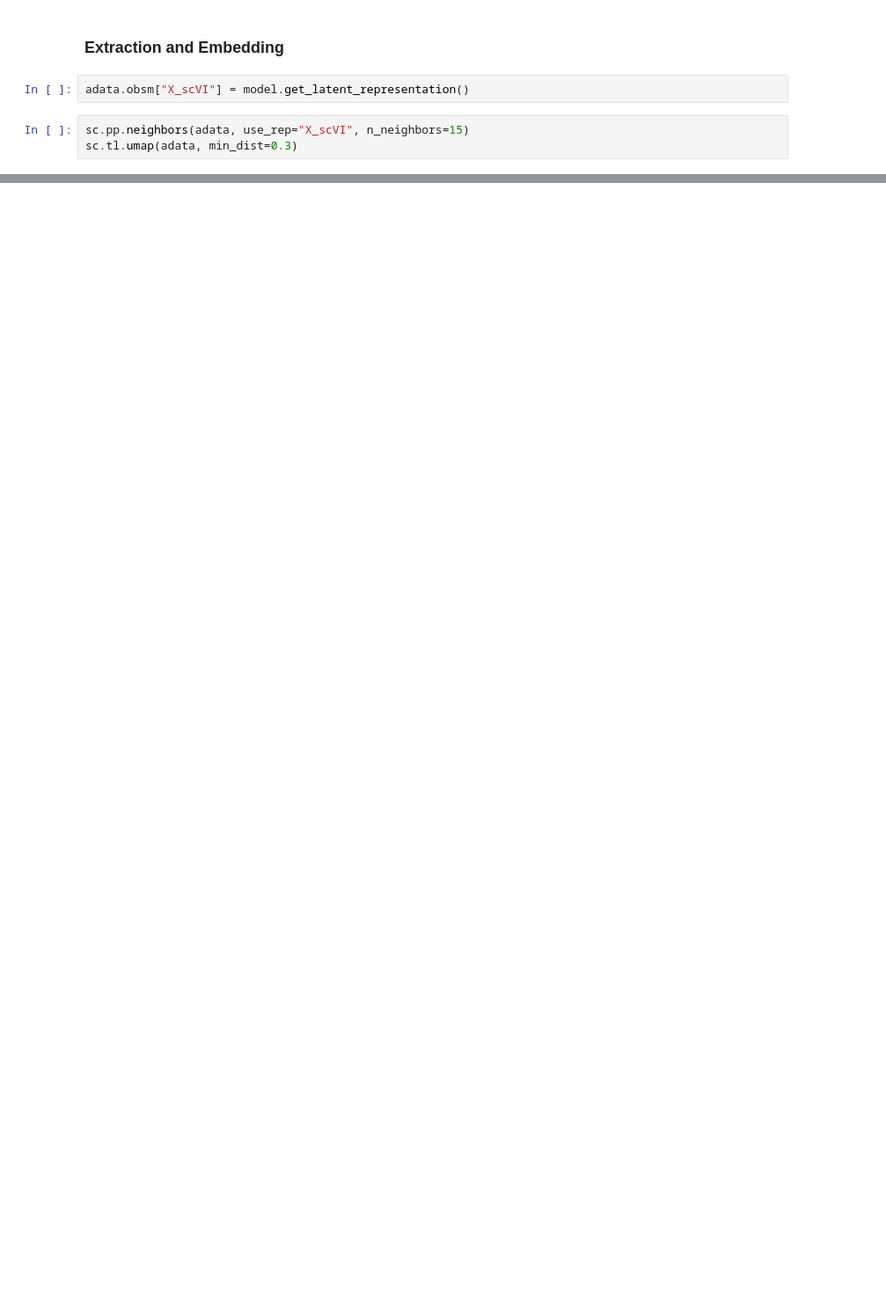
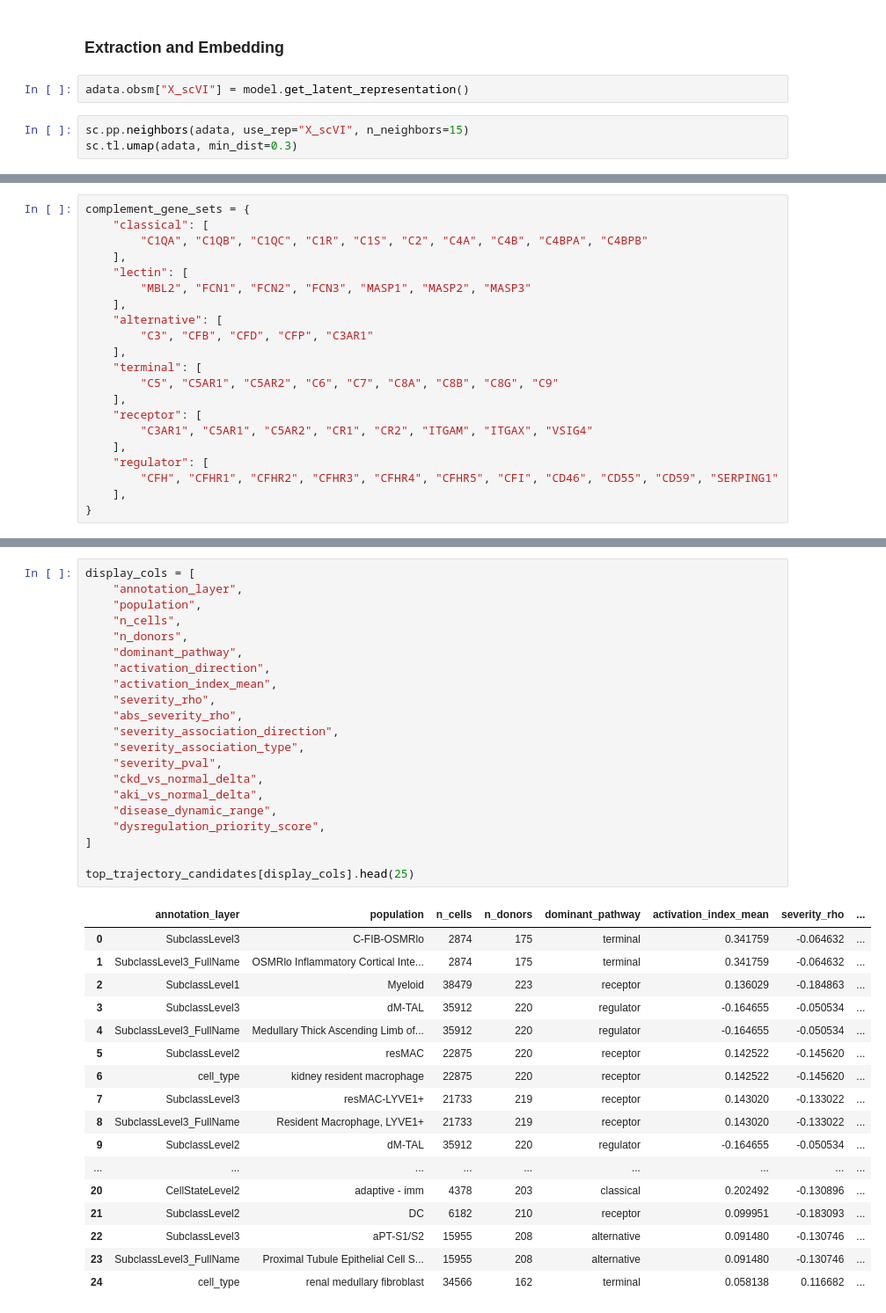
Before and after one commit to aumchampaneri/hs-ckd-aki, a Jupyter notebook: Analysis.ipynb, the cells around one changed output, grey strips where cells are left out. Shown at 88% size. Saved outputs shown, nothing was run; the diff lists cells and outputs as text; blank space fills up the shorter version.

```diff
--- a/Analysis.ipynb
+++ b/Analysis.ipynb
@@ -151,0 +269,21 @@ model.save("scvi_kidney_model", overwrite=True)
+# %%
+complement_gene_sets = {
+    "classical": [
+        "C1QA", "C1QB", "C1QC", "C1R", "C1S", "C2", "C4A", "C4B", "C4BPA", "C4BPB"
+    ],
+    "lectin": [
+        "MBL2", "FCN1", "FCN2", "FCN3", "MASP1", "MASP2", "MASP3"
+    ],
+    "alternative": [
+        "C3", "CFB", "CFD", "CFP", "C3AR1"
+    ],
+    "terminal": [
+        "C5", "C5AR1", "C5AR2", "C6", "C7", "C8A", "C8B", "C8G", "C9"
+    ],
+    "receptor": [
+        "C3AR1", "C5AR1", "C5AR2", "CR1", "CR2", "ITGAM", "ITGAX", "VSIG4"
+    ],
+    "regulator": [
+        "CFH", "CFHR1", "CFHR2", "CFHR3", "CFHR4", "CFHR5", "CFI", "CD46", "CD55", "CD59", "SERPING1"
+    ],
+}
@@ -151,0 +727,39 @@ model.save("scvi_kidney_model", overwrite=True)
+# %%
+display_cols = [
+    "annotation_layer",
+    "population",
+    "n_cells",
+    "n_donors",
+    "dominant_pathway",
+    "activation_direction",
+    "activation_index_mean",
+    "severity_rho",
+    "abs_severity_rho",
+    "severity_association_direction",
+    "severity_association_type",
+    "severity_pval",
+    "ckd_vs_normal_delta",
+    "aki_vs_normal_delta",
+    "disease_dynamic_range",
+    "dysregulation_priority_score",
+]
+
+top_trajectory_candidates[display_cols].head(25)
+# %% [output]
+|  | annotation_layer | population | n_cells | n_donors | dominant_pathway | activation_index_mean | severity_rho | ... |
+| 0 | SubclassLevel3 | C-FIB-OSMRlo | 2874 | 175 | terminal | 0.341759 | -0.064632 | ... |
+| 1 | SubclassLevel3_FullName | OSMRlo Inflammatory Cortical Inte... | 2874 | 175 | terminal | 0.341759 | -0.064632 | ... |
+| 2 | SubclassLevel1 | Myeloid | 38479 | 223 | receptor | 0.136029 | -0.184863 | ... |
+| 3 | SubclassLevel3 | dM-TAL | 35912 | 220 | regulator | -0.164655 | -0.050534 | ... |
+| 4 | SubclassLevel3_FullName | Medullary Thick Ascending Limb of... | 35912 | 220 | regulator | -0.164655 | -0.050534 | ... |
+| 5 | SubclassLevel2 | resMAC | 22875 | 220 | receptor | 0.142522 | -0.145620 | ... |
+| 6 | cell_type | kidney resident macrophage | 22875 | 220 | receptor | 0.142522 | -0.145620 | ... |
+| 7 | SubclassLevel3 | resMAC-LYVE1+ | 21733 | 219 | receptor | 0.143020 | -0.133022 | ... |
+| 8 | SubclassLevel3_FullName | Resident Macrophage, LYVE1+ | 21733 | 219 | receptor | 0.143020 | -0.133022 | ... |
+| 9 | SubclassLevel2 | dM-TAL | 35912 | 220 | regulator | -0.164655 | -0.050534 | ... |
+| ... | ... | ... | ... | ... | ... | ... | ... | ... |
+| 20 | CellStateLevel2 | adaptive - imm | 4378 | 203 | classical | 0.202492 | -0.130896 | ... |
+| 21 | SubclassLevel2 | DC | 6182 | 210 | receptor | 0.099951 | -0.183093 | ... |
+| 22 | SubclassLevel3 | aPT-S1/S2 | 15955 | 208 | alternative | 0.091480 | -0.130746 | ... |
+| 23 | SubclassLevel3_FullName | Proximal Tubule Epithelial Cell S... | 15955 | 208 | alternative | 0.091480 | -0.130746 | ... |
+| 24 | cell_type | renal medullary fibroblast | 34566 | 162 | terminal | 0.058138 | 0.116682 | ... |
```
Also changed, not shown: parts of 40 cells of this notebook.
